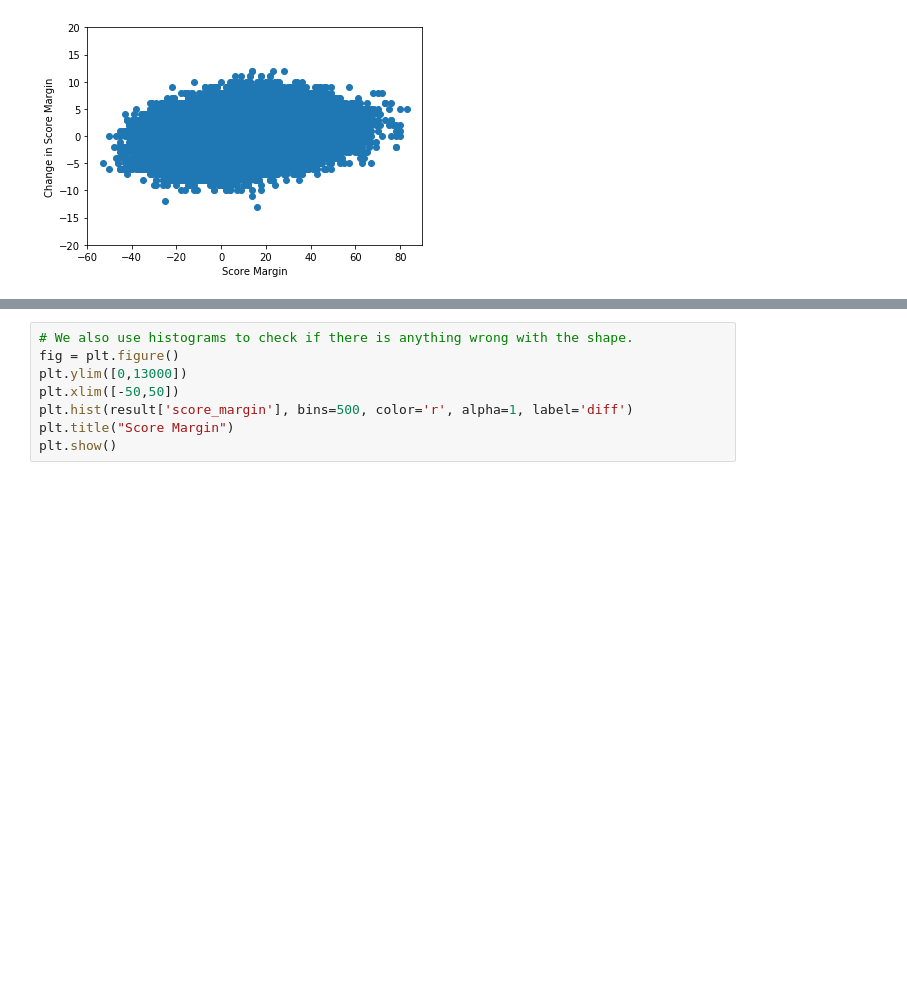
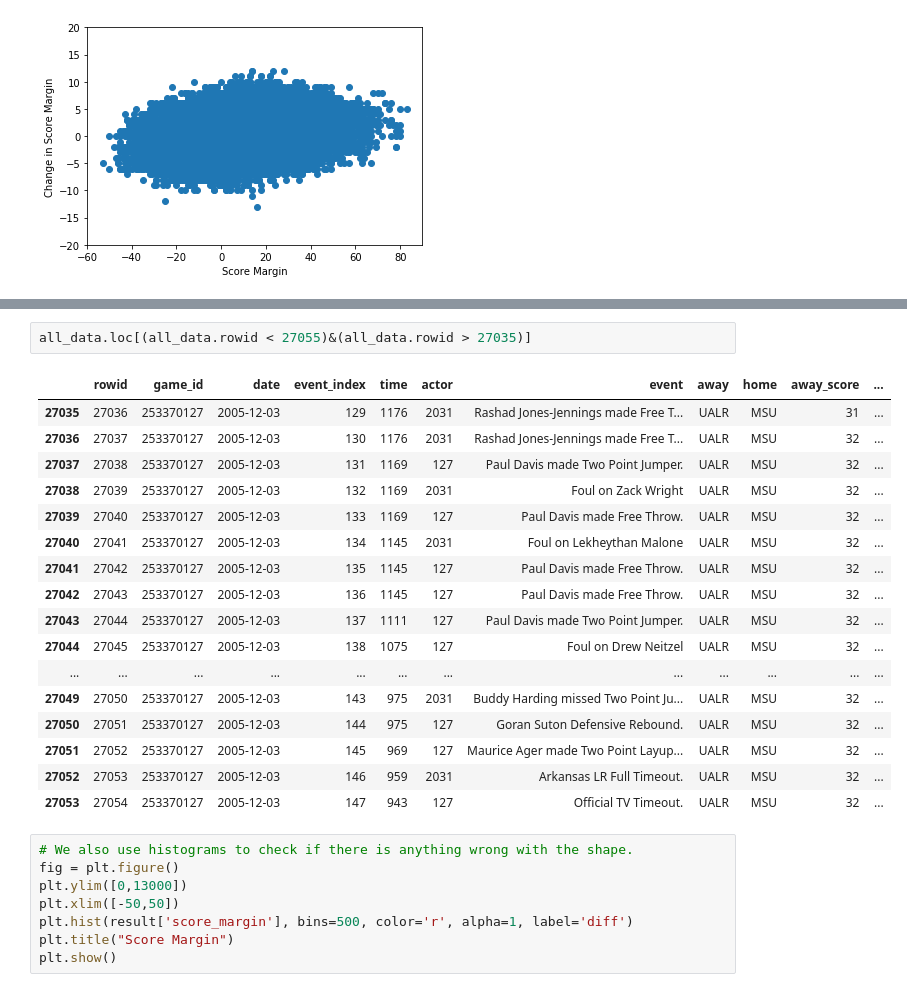
Before and after one commit to mattfred10/Timeout-Analyzer, a Jupyter notebook: Run Analyzer.ipynb, the cells around one changed output, grey strips where cells are left out. Saved outputs shown, nothing was run; the diff lists cells and outputs as text; blank space fills up the shorter version.

```diff
--- a/Run Analyzer.ipynb
+++ b/Run Analyzer.ipynb
@@ -313,3 +338,23 @@ result.loc[(result['delta_score_margin'] < -11)]
+# %%
+all_data.loc[(all_data.rowid < 27055)&(all_data.rowid > 27035)]
+# %% [output]
+|  | rowid | game_id | date | event_index | time | actor | event | away | home | away_score | ... |
+| 27035 | 27036 | 253370127 | 2005-12-03 | 129 | 1176 | 2031 | Rashad Jones-Jennings made Free T... | UALR | MSU | 31 | ... |
+| 27036 | 27037 | 253370127 | 2005-12-03 | 130 | 1176 | 2031 | Rashad Jones-Jennings made Free T... | UALR | MSU | 32 | ... |
+| 27037 | 27038 | 253370127 | 2005-12-03 | 131 | 1169 | 127 | Paul Davis made Two Point Jumper. | UALR | MSU | 32 | ... |
+| 27038 | 27039 | 253370127 | 2005-12-03 | 132 | 1169 | 2031 | Foul on Zack Wright | UALR | MSU | 32 | ... |
+| 27039 | 27040 | 253370127 | 2005-12-03 | 133 | 1169 | 127 | Paul Davis made Free Throw. | UALR | MSU | 32 | ... |
+| 27040 | 27041 | 253370127 | 2005-12-03 | 134 | 1145 | 2031 | Foul on Lekheythan Malone | UALR | MSU | 32 | ... |
+| 27041 | 27042 | 253370127 | 2005-12-03 | 135 | 1145 | 127 | Paul Davis made Free Throw. | UALR | MSU | 32 | ... |
+| 27042 | 27043 | 253370127 | 2005-12-03 | 136 | 1145 | 127 | Paul Davis made Free Throw. | UALR | MSU | 32 | ... |
+| 27043 | 27044 | 253370127 | 2005-12-03 | 137 | 1111 | 127 | Paul Davis made Two Point Jumper. | UALR | MSU | 32 | ... |
+| 27044 | 27045 | 253370127 | 2005-12-03 | 138 | 1075 | 127 | Foul on Drew Neitzel | UALR | MSU | 32 | ... |
+| ... | ... | ... | ... | ... | ... | ... | ... | ... | ... | ... | ... |
+| 27049 | 27050 | 253370127 | 2005-12-03 | 143 | 975 | 2031 | Buddy Harding missed Two Point Ju... | UALR | MSU | 32 | ... |
+| 27050 | 27051 | 253370127 | 2005-12-03 | 144 | 975 | 127 | Goran Suton Defensive Rebound. | UALR | MSU | 32 | ... |
+| 27051 | 27052 | 253370127 | 2005-12-03 | 145 | 969 | 127 | Maurice Ager made Two Point Layup... | UALR | MSU | 32 | ... |
+| 27052 | 27053 | 253370127 | 2005-12-03 | 146 | 959 | 2031 | Arkansas LR Full Timeout. | UALR | MSU | 32 | ... |
+| 27053 | 27054 | 253370127 | 2005-12-03 | 147 | 943 | 127 | Official TV Timeout. | UALR | MSU | 32 | ... |
 # %%
 # We also use histograms to check if there is anything wrong with the shape.
 fig = plt.figure()
```
Also changed, not shown: parts of 9 cells of this notebook.
